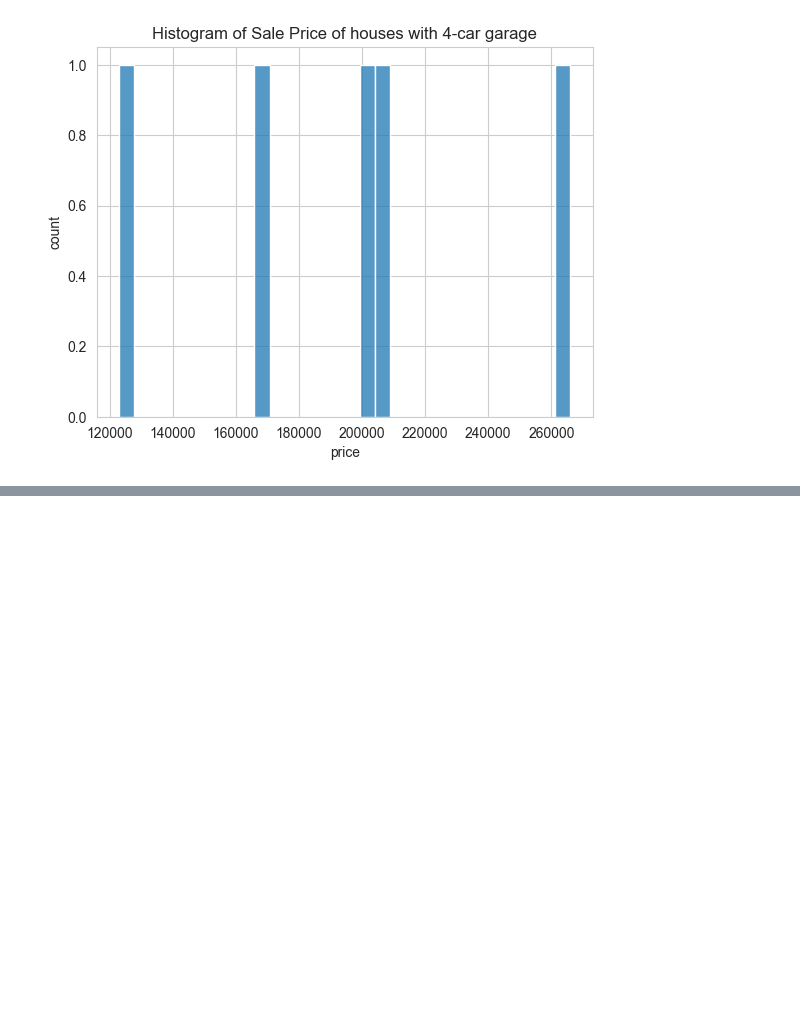
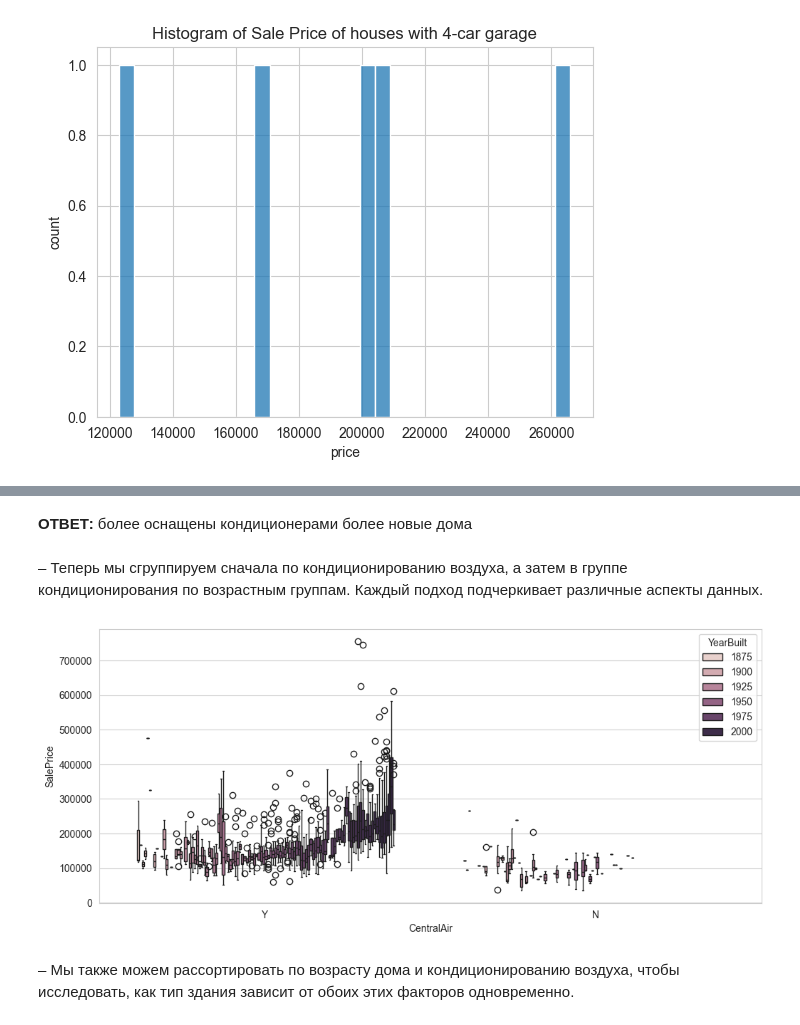
Before and after one commit to GreyFW/Intro_to_ML, a Jupyter notebook: lab5/lab5_n2.ipynb, the cells around one changed output, grey strips where cells are left out. Drawn from its saved outputs; the diff is of its cells as text; code cells hidden in the pictures; blank space fills up the shorter version.

```diff
--- a/lab5/lab5_n2.ipynb
+++ b/lab5/lab5_n2.ipynb
@@ -556,0 +708,17 @@ plot_hist_for_garage(4, "Histogram of Sale Price of houses with 4-car garage")
+# %% [markdown]
+**ОТВЕТ:** более оснащены кондиционерами более новые дома
+# %% [markdown]
+– Теперь мы сгруппируем сначала по кондиционированию воздуха, а затем в
+группе кондиционирования по возрастным группам. Каждый подход
+подчеркивает различные аспекты данных.
+# %%
+plt.figure(figsize=(12, 5))
+sb.boxplot(x="CentralAir", y="SalePrice",
+hue="YearBuilt", data=df)
+plt.show()
+# %% [output]
+[figure, added]
+# %% [markdown]
+– Мы также можем рассортировать по возрасту дома и кондиционированию
+воздуха, чтобы исследовать, как тип здания зависит от обоих этих факторов
+одновременно.
```
Also changed, not shown: parts of 43 cells of this notebook, 2 other files.
